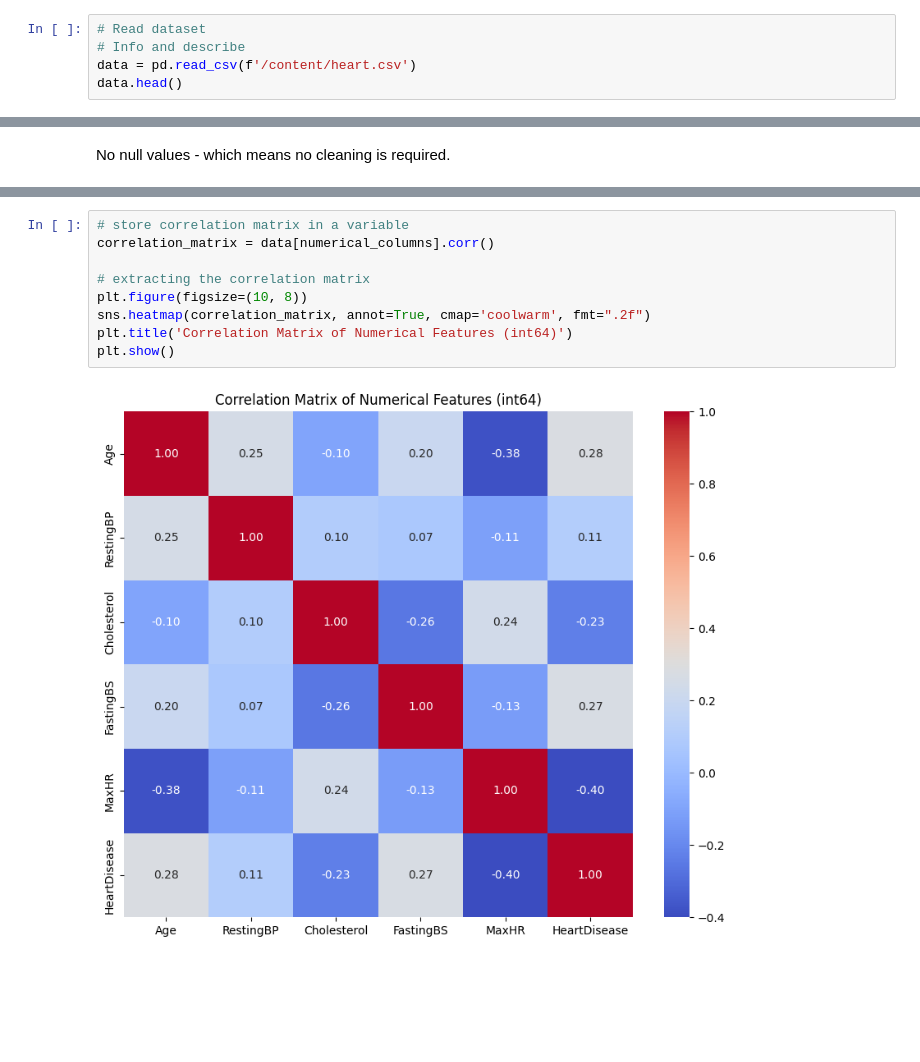
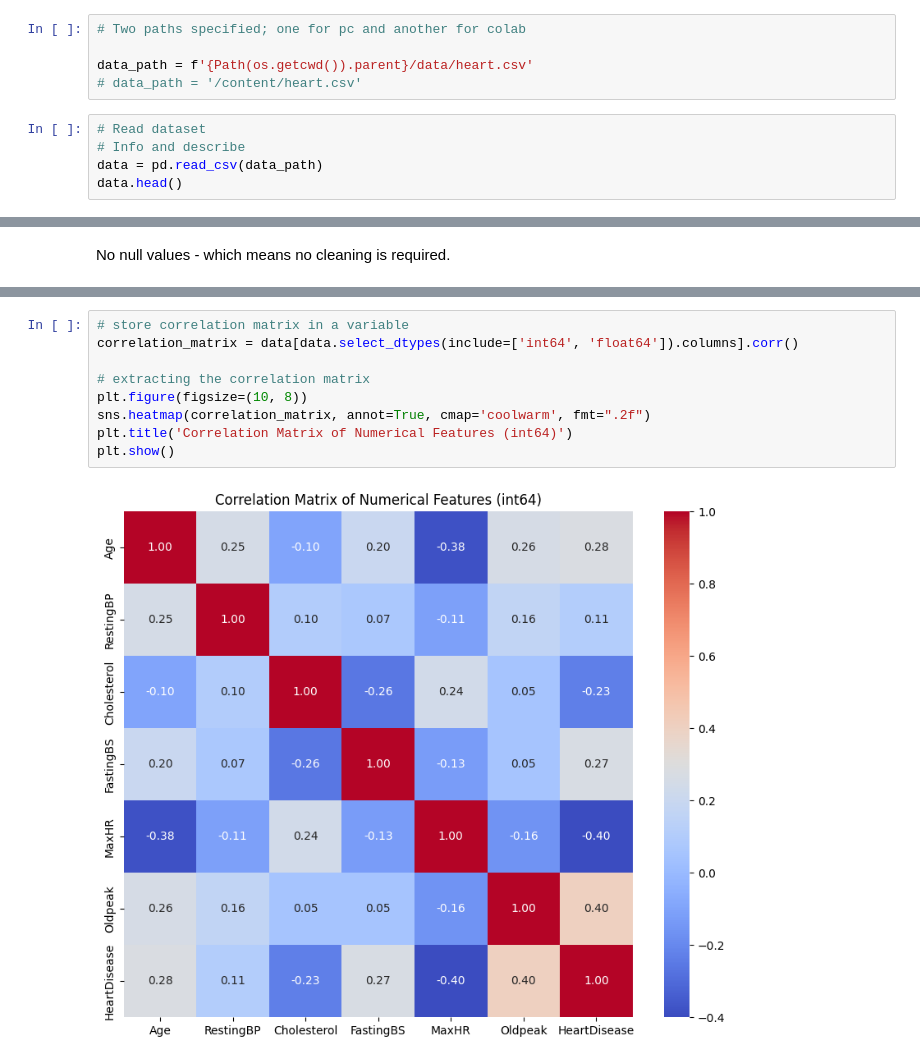
Before and after one commit to samyamaryal/Heart-Disease-Prediction, a Jupyter notebook: code/analysis.ipynb, the cells around one changed output, grey strips where cells are left out. Drawn from its saved outputs; the diff is of its cells as text; blank space fills up the shorter version.

```diff
--- a/code/analysis.ipynb
+++ b/code/analysis.ipynb
@@ -6,8 +6,13 @@ import pandas as pd
 from matplotlib import pyplot as plt
 import os
 from pathlib import Path
+# %%
+# Two paths specified; one for pc and another for colab
+
+data_path = f'{Path(os.getcwd()).parent}/data/heart.csv'
+# data_path = '/content/heart.csv'
 # %%
 # Read dataset
 # Info and describe
-data = pd.read_csv(f'/content/heart.csv')
+data = pd.read_csv(data_path)
 data.head()
@@ -81,11 +114,11 @@ for col in categorical_columns:
 # %%
 # store correlation matrix in a variable
-correlation_matrix = data[numerical_columns].corr()
+correlation_matrix = data[data.select_dtypes(include=['int64', 'float64']).columns].corr()
 
 # extracting the correlation matrix
 plt.figure(figsize=(10, 8))
 sns.heatmap(correlation_matrix, annot=True, cmap='coolwarm', fmt=".2f")
 plt.title('Correlation Matrix of Numerical Features (int64)')
 plt.show()
 # %% [output]
-[figure, old version]
+[figure, new version]
```
Also changed, not shown: parts of 14 cells of this notebook, 2 other files.
